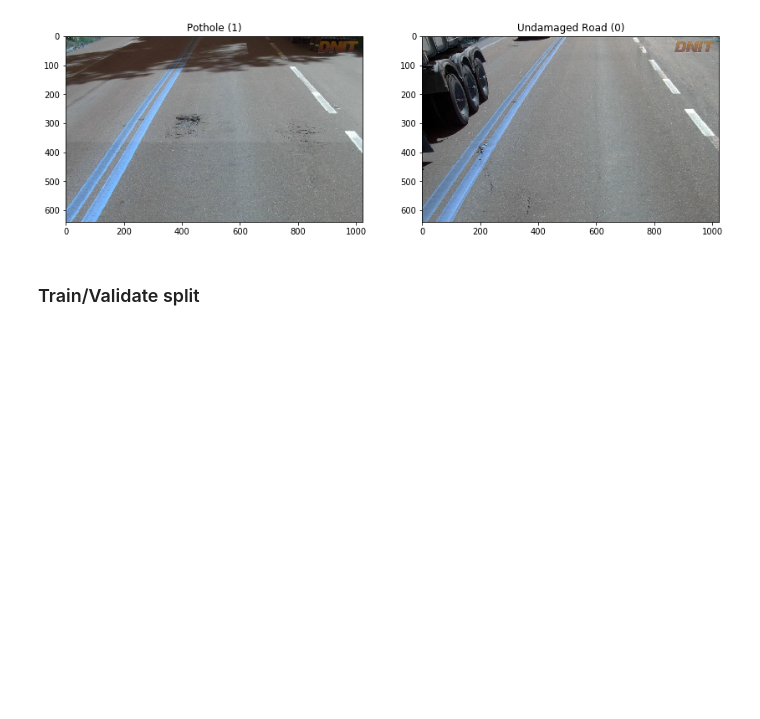
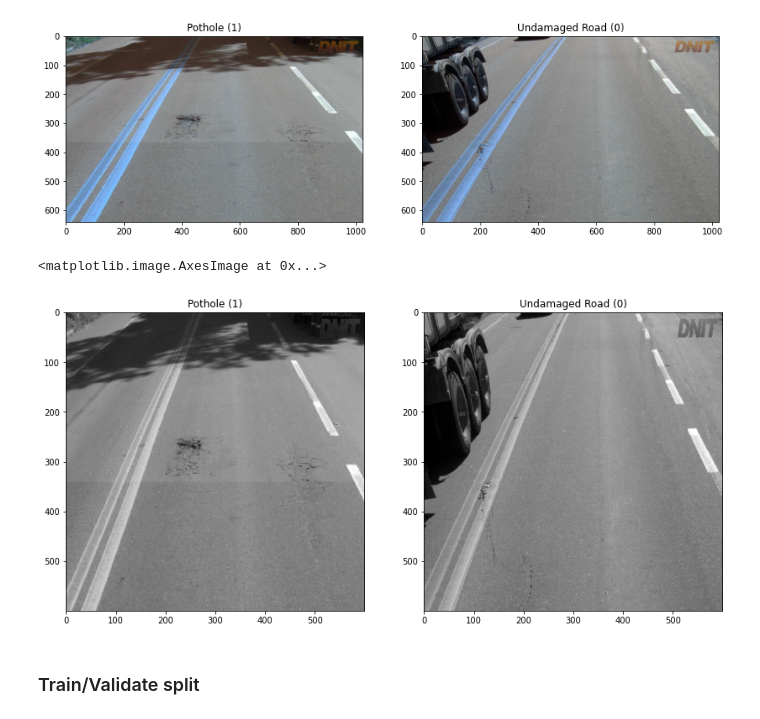
Before and after one commit to T-DEV16/ML-Group-Project-8, a Jupyter notebook: PotholeDetection.ipynb, the cells around one changed output. Cells and saved outputs as stored; diff of their text form; code cells hidden in the pictures; blank space fills up the shorter version.

Commit message:
Added rescaling/normalization

```diff
--- a/PotholeDetection.ipynb
+++ b/PotholeDetection.ipynb
@@ -76,19 +83,22 @@ box_w = []
 box_h = []
 box = []
 
-master = 'biankatpas Cracks-and-Potholes-in-Road-Images-Dataset master Dataset'
+master = 'biankatpas-Cracks-and-Potholes-in-Road-Images-Dataset-1f20054/Dataset'
 samples = os.listdir(master)
 for sample in samples:
     # Path for Raw Image
     img_path = master + "/" + sample + "/" + sample + "_RAW.jpg"
     img_paths.append(img_path)
-    img = keras.preprocessing.image.load_img(img_path, (640, 1024))
+    # Load image into ram
+    # We resize it to (600, 600) and convert to grayscale
+    img = keras.preprocessing.image.load_img(img_path, color_mode = 'grayscale', target_size = (600, 600))
     img = keras.preprocessing.image.img_to_array(img)
+    img = img/255
     imgs.append(img)
 
     # Image Dimensions
-    width.append(1024)
-    height.append(640)
+    width.append(600)
+    height.append(600)
 
     # Get bounding box of image
     path = master + "/" + sample + "/" + sample + "_POTHOLE.png"
@@ -183,3 +195,22 @@ axs[1].imshow(undamaged_example)
+# %%
+# After rescaling and normalization
+master = 'biankatpas-Cracks-and-Potholes-in-Road-Images-Dataset-1f20054/Dataset'
+path = master + "/765254_ES_259_259ES000000_00370/765254_ES_259_259ES000000_00370_RAW.jpg"
+img = keras.preprocessing.image.load_img(path, color_mode = 'grayscale', target_size = (600, 600))
+img = np.asarray(img)
+pothole_example = img/255
+path = master + "/765442_ES_259_259ES000000_01310/765442_ES_259_259ES000000_01310_RAW.jpg"
+img = keras.preprocessing.image.load_img(path, color_mode = 'grayscale', target_size = (600, 600))
+img = np.asarray(img)
+undamaged_example = img/255
+fig, axs = plt.subplots(1,2, figsize=(14,20))
+axs[0].set_title("Pothole (1)")
+axs[0].imshow(pothole_example, cmap= 'gray')
+axs[1].set_title("Undamaged Road (0)")
+axs[1].imshow(undamaged_example, cmap= 'gray')
+# %% [output]
+<matplotlib.image.AxesImage at 0x...>
+[figure, added]
 # %% [markdown]
 ### Train/Validate split
 # %%
```
Also changed, not shown: parts of 12 cells of this notebook.
